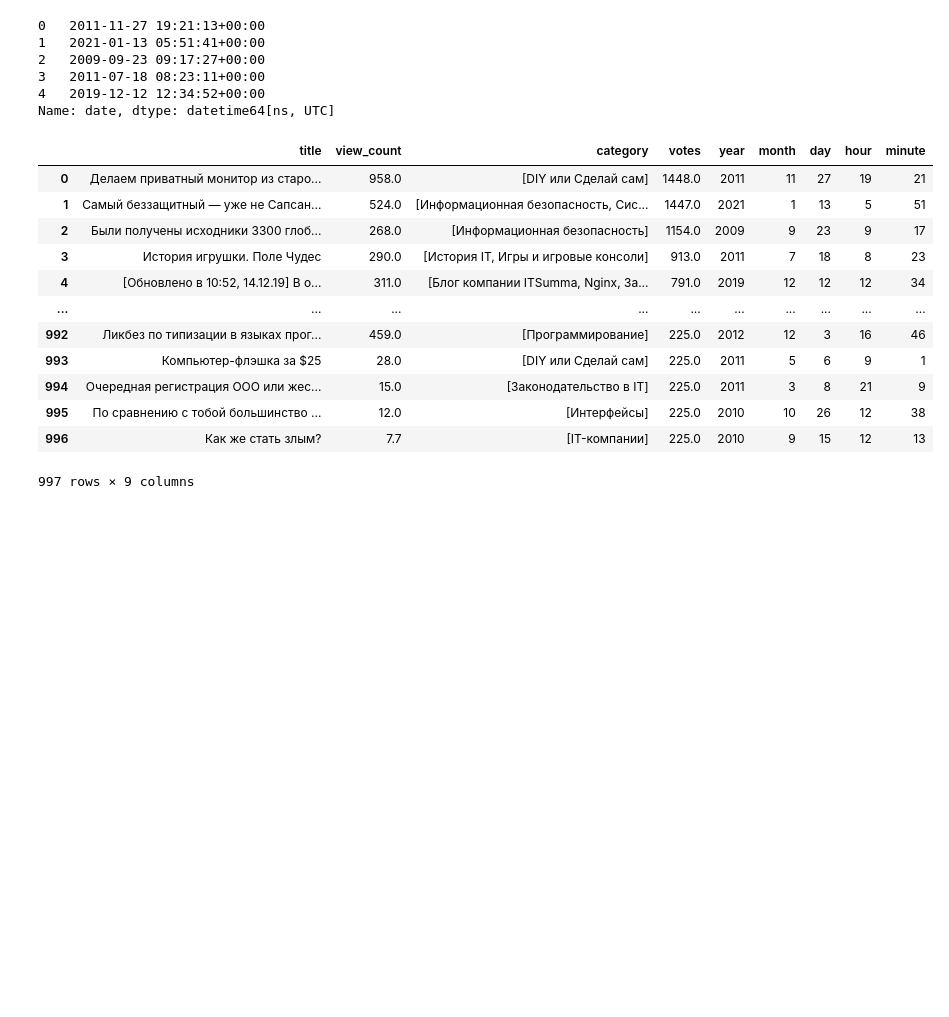
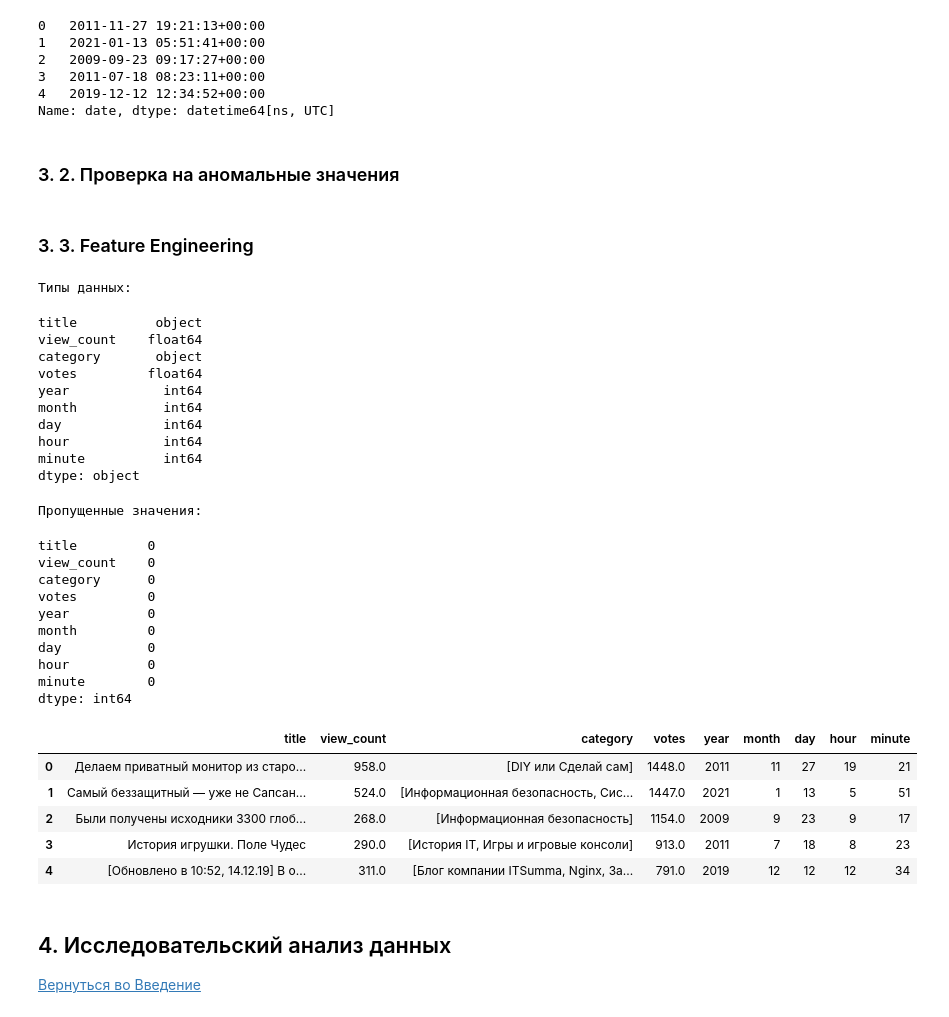
Before and after one commit to Midle68/habr_parsing, a Jupyter notebook: parser.ipynb, the cells around one changed output. Saved outputs shown, nothing was run; the diff lists cells and outputs as text; code cells hidden in the pictures; blank space fills up the shorter version.

```diff
--- a/parser.ipynb
+++ b/parser.ipynb
@@ -146,6 +149,12 @@ df_posts['date'].head()
 3   2011-07-18 08:23:11+00:00
 4   2019-12-12 12:34:52+00:00
 Name: date, dtype: datetime64[ns, UTC]
+# %% [markdown]
+<a name='anomalies'></a>
+### 3. 2. Проверка на аномальные значения
+# %% [markdown]
+<a name='feature_engineering'></a>
+### 3. 3. Feature Engineering
 # %%
 # Создадим отдельные переменные с годом, месяцем, днем, часом и минутой публикации
 df_posts['year'] = df_posts['date'].dt.year
@@ -155,19 +164,46 @@ df_posts['hour'] = df_posts['date'].dt.hour
 df_posts['minute'] = df_posts['date'].dt.minute
 
 df_posts = df_posts.drop('date', axis=1)
+# %%
+# Проверим типы данных и количество пропущенных значений
+print("Типы данных:")
+display(df_posts.dtypes)
+
+print("Пропущенные значения:")
+display(df_posts.isna().sum())
+# %% [output]
+Типы данных:
+title          object
+view_count    float64
+category       object
+votes         float64
+year            int64
+month           int64
+day             int64
+hour            int64
+minute          int64
+dtype: object
+Пропущенные значения:
+title         0
+view_count    0
+category      0
+votes         0
+year          0
+month         0
+day           0
+hour          0
+minute        0
+dtype: int64
 # %%
-df_posts
+df_posts.head()
 # %% [output]
 |  | title | view_count | category | votes | year | month | day | hour | minute |
 | 0 | Делаем приватный монитор из старо... | 958.0 | [DIY или Сделай сам] | 1448.0 | 2011 | 11 | 27 | 19 | 21 |
 | 1 | Самый беззащитный — уже не Сапсан... | 524.0 | [Информационная безопасность, Сис... | 1447.0 | 2021 | 1 | 13 | 5 | 51 |
 | 2 | Были получены исходники 3300 глоб... | 268.0 | [Информационная безопасность] | 1154.0 | 2009 | 9 | 23 | 9 | 17 |
 | 3 | История игрушки. Поле Чудес | 290.0 | [История IT, Игры и игровые консоли] | 913.0 | 2011 | 7 | 18 | 8 | 23 |
 | 4 | [Обновлено в 10:52, 14.12.19] В о... | 311.0 | [Блог компании ITSumma, Nginx, За... | 791.0 | 2019 | 12 | 12 | 12 | 34 |
-| ... | ... | ... | ... | ... | ... | ... | ... | ... | ... |
-| 992 | Ликбез по типизации в языках прог... | 459.0 | [Программирование] | 225.0 | 2012 | 12 | 3 | 16 | 46 |
-| 993 | Компьютер-флэшка за $25 | 28.0 | [DIY или Сделай сам] | 225.0 | 2011 | 5 | 6 | 9 | 1 |
-| 994 | Очередная регистрация ООО или жес... | 15.0 | [Законодательство в IT] | 225.0 | 2011 | 3 | 8 | 21 | 9 |
-| 995 | По сравнению с тобой большинство ... | 12.0 | [Интерфейсы] | 225.0 | 2010 | 10 | 26 | 12 | 38 |
-| 996 | Как же стать злым? | 7.7 | [IT-компании] | 225.0 | 2010 | 9 | 15 | 12 | 13 |
-997 rows × 9 columns
+# %% [markdown]
+<a name='eda'></a>
+## 4. Исследовательский анализ данных
+[Вернуться во Введение](#introduction)
```
Also changed, not shown: parts of 21 cells of this notebook.
